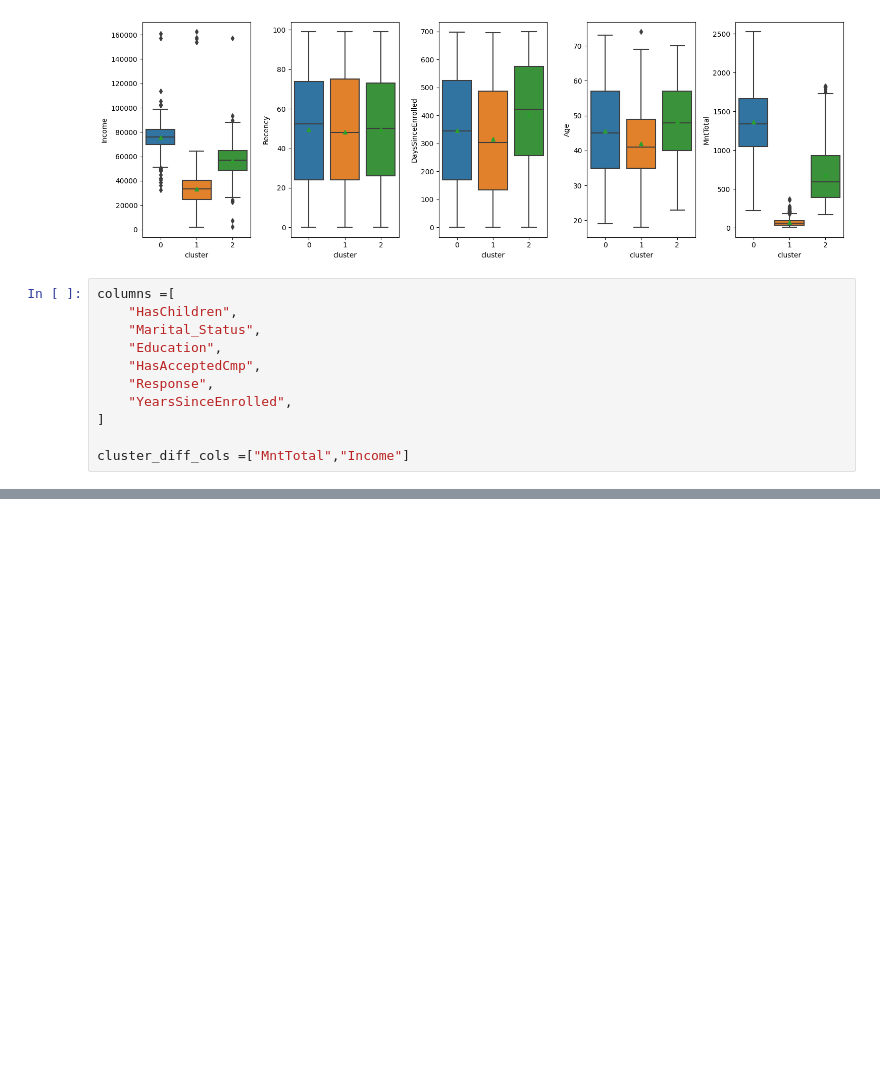
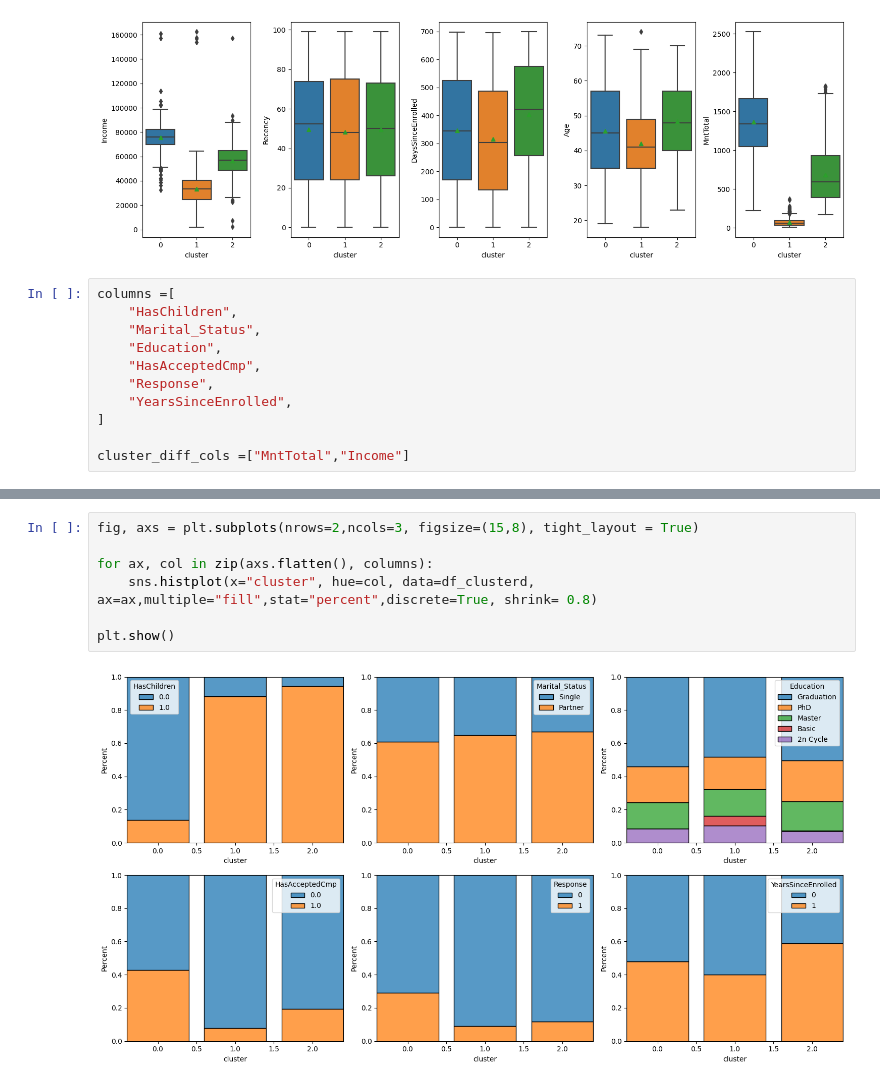
Before and after one commit to BraulioHermanson/IFOOD_2020, a Jupyter notebook: notebook/02_clustering.ipynb, the cells around one changed output, grey strips where cells are left out. Saved outputs shown, nothing was run; the diff lists cells and outputs as text; blank space fills up the shorter version.

Commit message:
feature: ajuste colunas do boxplot & add histplot

```diff
--- a/notebook/02_clustering.ipynb
+++ b/notebook/02_clustering.ipynb
@@ -315,0 +316,9 @@ for ax, col in zip(axs, columns):
+# %%
+fig, axs = plt.subplots(nrows=2,ncols=3, figsize=(15,8), tight_layout = True)
+
+for ax, col in zip(axs.flatten(), columns):
+    sns.histplot(x="cluster", hue=col, data=df_clusterd, ax=ax,multiple="fill",stat="percent",discrete=True, shrink= 0.8)
+
+plt.show()
+# %% [output]
+[figure, added]
```
Also changed, not shown: parts of 2 cells of this notebook.
